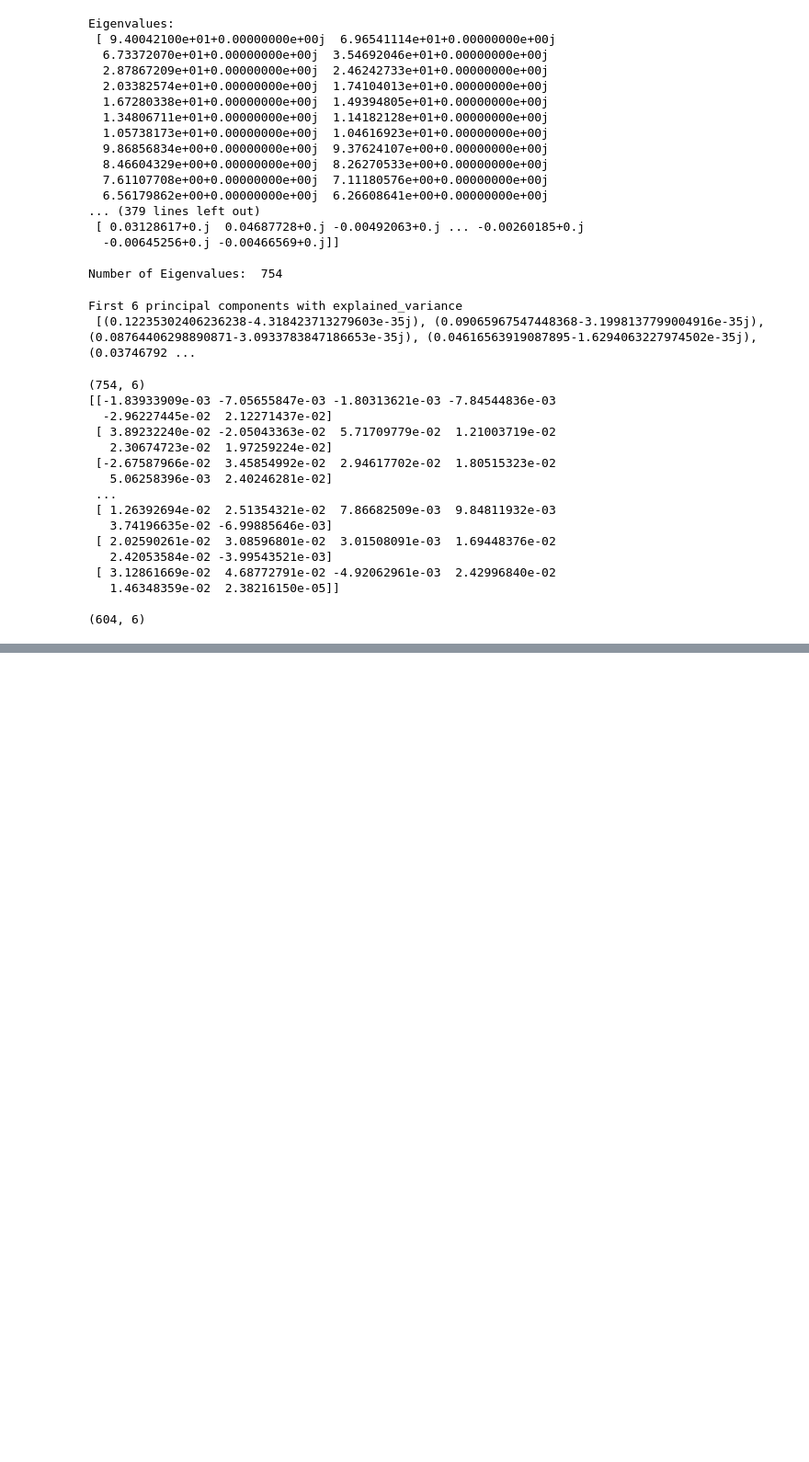
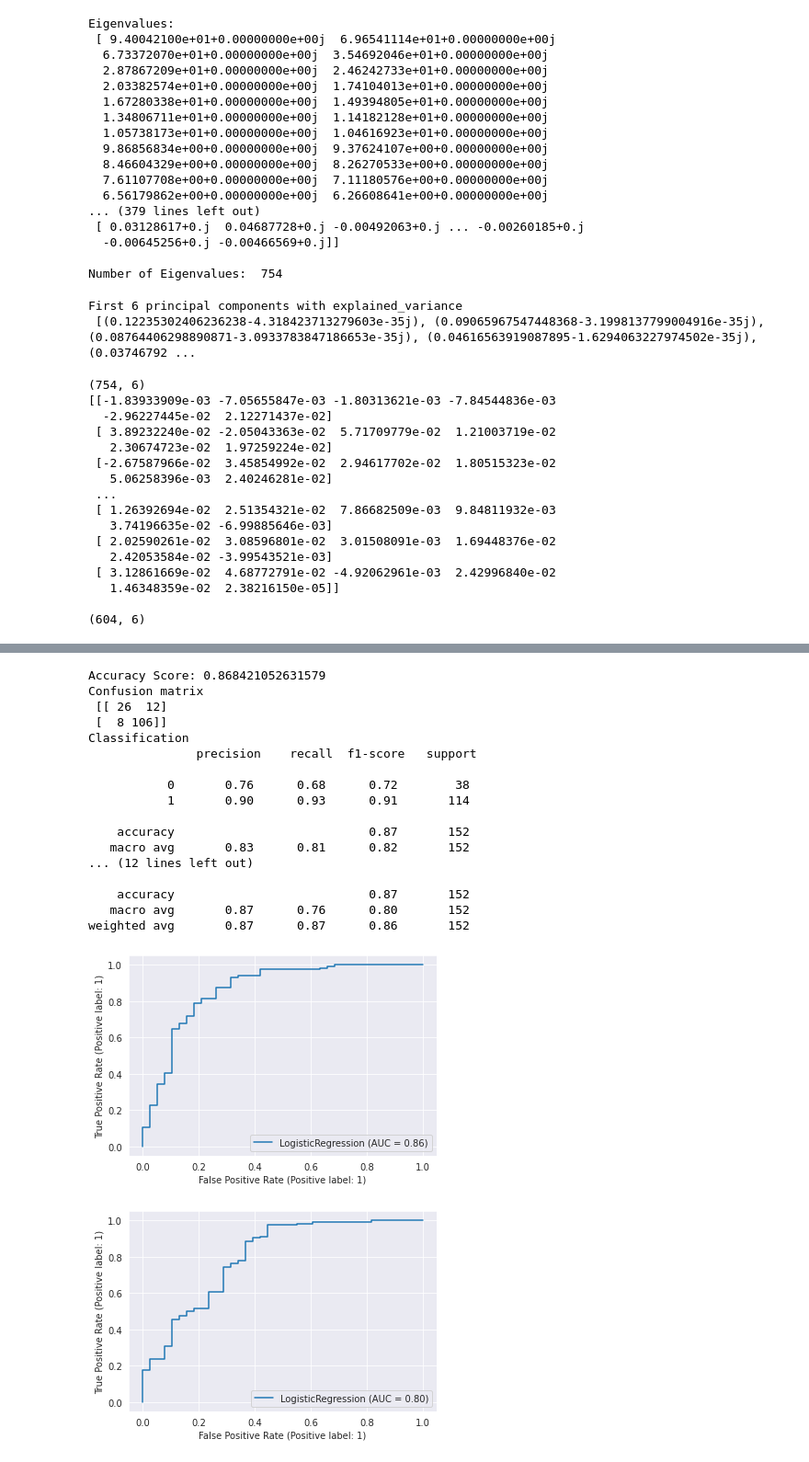
Before and after one commit to cakwok/Machine-Learning, a Jupyter notebook: Assignment4 - EM Algorithm n PCA/Assignment4 Q2 PCA.ipynb, the cells around one changed output, grey strips where cells are left out. Shown at 92% size. Cells and saved outputs as stored; diff of their text form; code cells hidden in the pictures; blank space fills up the shorter version.

```diff
--- a/Assignment4 - EM Algorithm n PCA/Assignment4 Q2 PCA.ipynb
+++ b/Assignment4 - EM Algorithm n PCA/Assignment4 Q2 PCA.ipynb
@@ -162,9 +165,47 @@ plt.show()
+# %%
+#Q2.6 Validate the model using testing dataset
+
+projected_X_test = X_test.dot(projection_matrix)
+
+y_pred = classifier_logistic.predict(X_test)
+y_pred2 = classifier_my_pca.predict(projected_X_test)
 # %%
-Q2.6
-print('Accuracy Score:', accuracy_score(y_train, y_pred))
-print('Confusion matrix \n',  confusion_matrix(y_train, y_pred))
-print('Classification \n', classification_report(y_train, y_pred), "\n")
+#Q2.7 Compare the logistic regression models
+print('Accuracy Score:', accuracy_score(y_test, y_pred))
+print('Confusion matrix \n',  confusion_matrix(y_test, y_pred))
+print('Classification \n', classification_report(y_test, y_pred), "\n")
 
-print('Accuracy Score:', accuracy_score(y_train, y_pred2))
-print('Confusion matrix \n',  confusion_matrix(y_train, y_pred2))
-print('Classification \n', classification_report(y_train, y_pred2))
+print('Accuracy Score:', accuracy_score(y_test, y_pred2))
+print('Confusion matrix \n',  confusion_matrix(y_test, y_pred2))
+print('Classification \n', classification_report(y_test, y_pred2))
+
+#skplt.metrics.plot_roc_curve(y_train, y_pred)
+#bc = BinaryClassification(y_test, y_pred, labels=["Class 1", "Class 2"])
+#bc.plot_roc_curve()
+metrics.plot_roc_curve(classifier_logistic, X_test, y_test)
+plt.show()
+
+#bc = BinaryClassification(y_train, y_pred2, labels=["Class 1", "Class 2"])
+#bc.plot_roc_curve()
+metrics.plot_roc_curve(classifier_my_pca, projected_X_test, y_test)
+plt.show()
+# %% [output]
+Accuracy Score: 0.868421052631579
+Confusion matrix
+ [[ 26  12]
+ [  8 106]]
+Classification
+               precision    recall  f1-score   support
+
+           0       0.76      0.68      0.72        38
+           1       0.90      0.93      0.91       114
+
+    accuracy                           0.87       152
+   macro avg       0.83      0.81      0.82       152
+... (12 lines left out)
+
+    accuracy                           0.87       152
+   macro avg       0.87      0.76      0.80       152
+weighted avg       0.87      0.87      0.86       152
+[figure, added]
+[figure, added]
```
Also changed, not shown: parts of 2 cells of this notebook.
